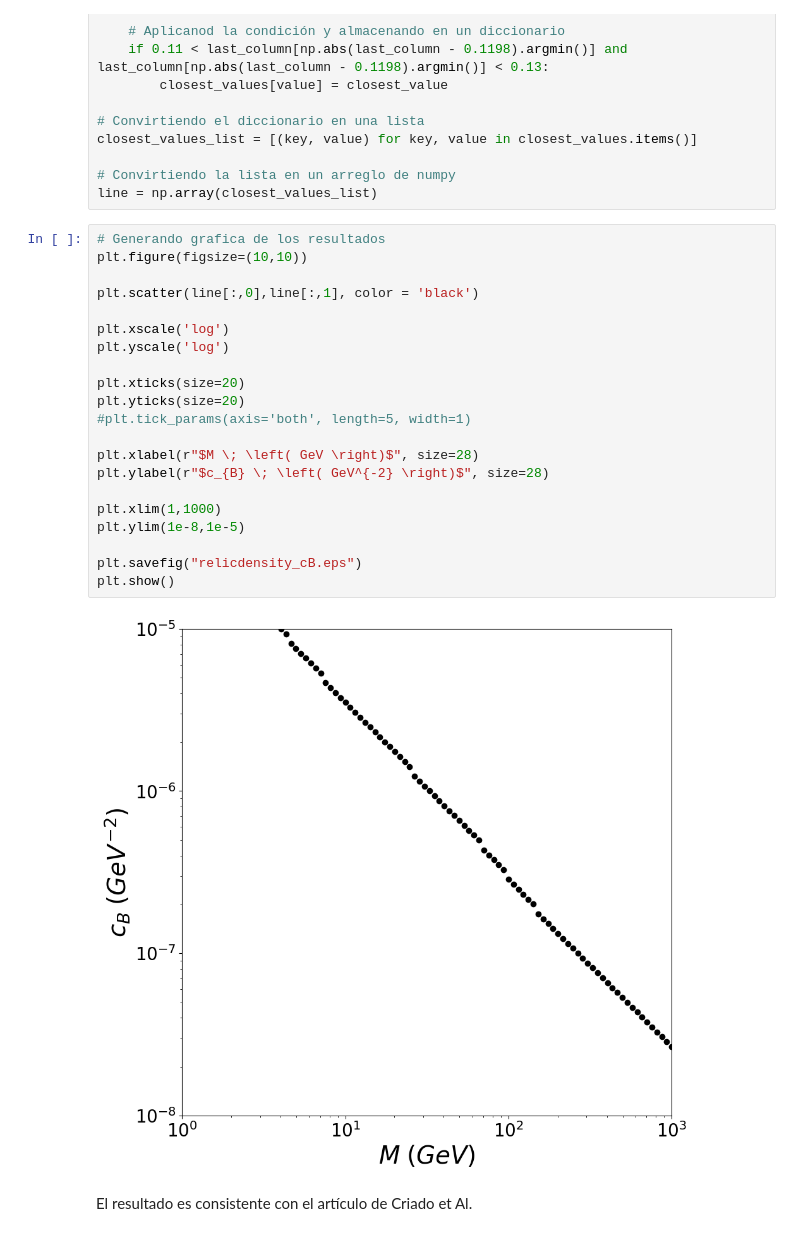
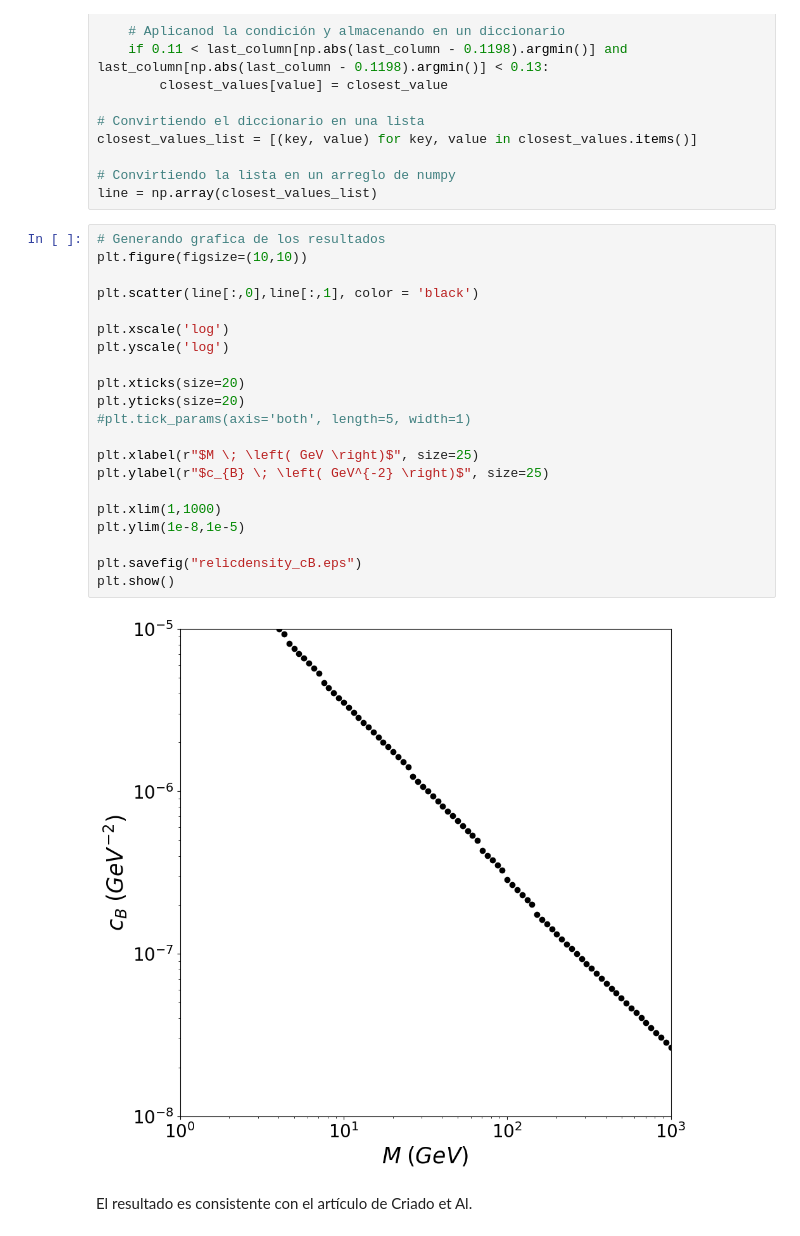
Before and after one commit to sgogoeg/tdg, a Jupyter notebook: Scripts/ScalarDMEFT/B/extract_relic_densities.ipynb, the cells around one changed output. Saved outputs shown, nothing was run; the diff lists cells and outputs as text.

```diff
--- a/Scripts/ScalarDMEFT/B/extract_relic_densities.ipynb
+++ b/Scripts/ScalarDMEFT/B/extract_relic_densities.ipynb
@@ -55,25 +55,25 @@ line = np.array(closest_values_list)
 # %%
 # Generando grafica de los resultados
 plt.figure(figsize=(10,10))
 
 plt.scatter(line[:,0],line[:,1], color = 'black')
 
 plt.xscale('log')
 plt.yscale('log')
 
 plt.xticks(size=20)
 plt.yticks(size=20)
 #plt.tick_params(axis='both', length=5, width=1)
 
-plt.xlabel(r"$M \; \left( GeV \right)$", size=28)
-plt.ylabel(r"$c_{B} \; \left( GeV^{-2} \right)$", size=28)
+plt.xlabel(r"$M \; \left( GeV \right)$", size=25)
+plt.ylabel(r"$c_{B} \; \left( GeV^{-2} \right)$", size=25)
 
 plt.xlim(1,1000)
 plt.ylim(1e-8,1e-5)
 
 plt.savefig("relicdensity_cB.eps")
 plt.show()
 # %% [output]
-[figure, old version]
+[figure, new version]
 # %% [markdown]
 El resultado es consistente con el artículo de Criado et Al.
```
Also changed, not shown: 36 other files.
